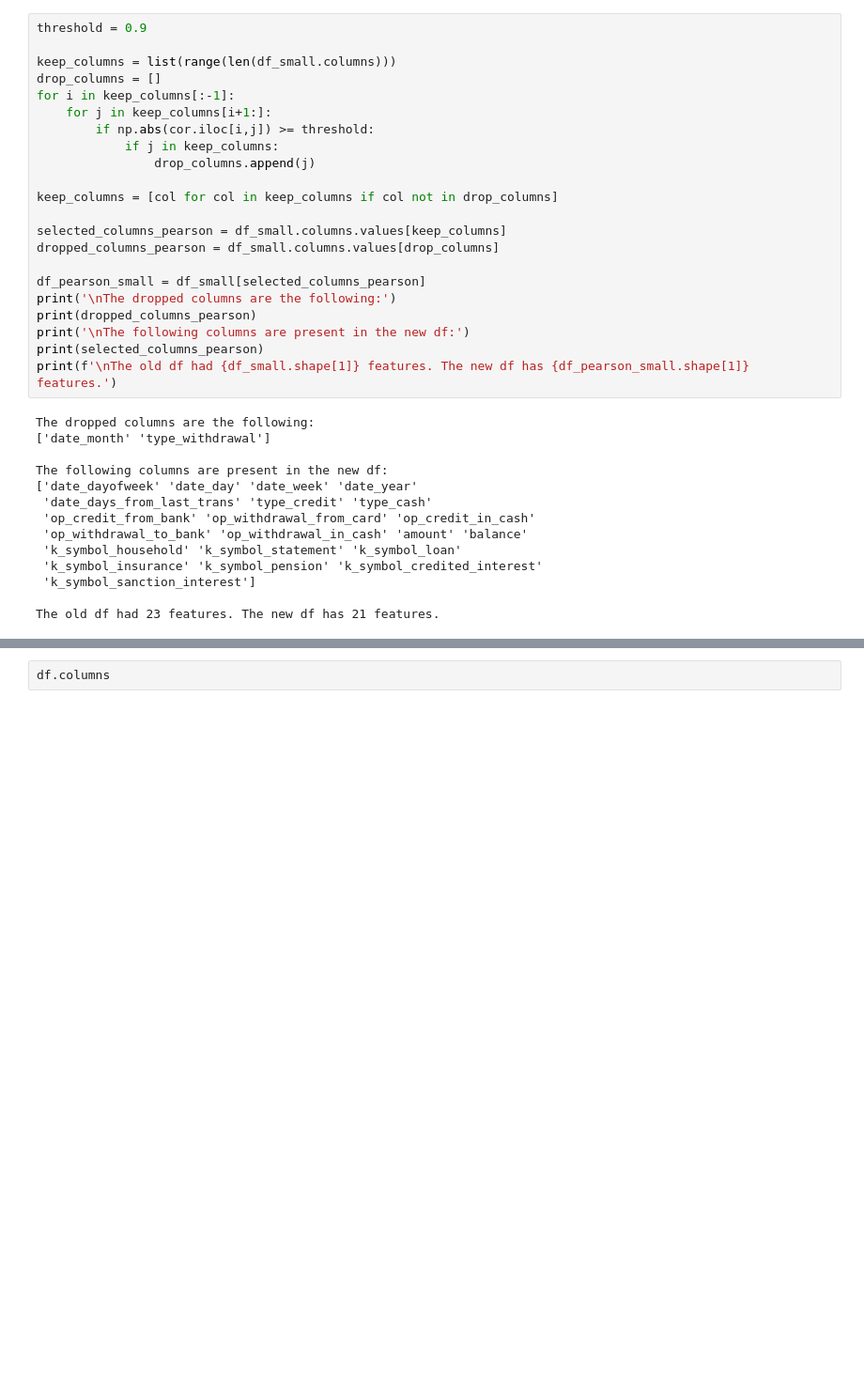
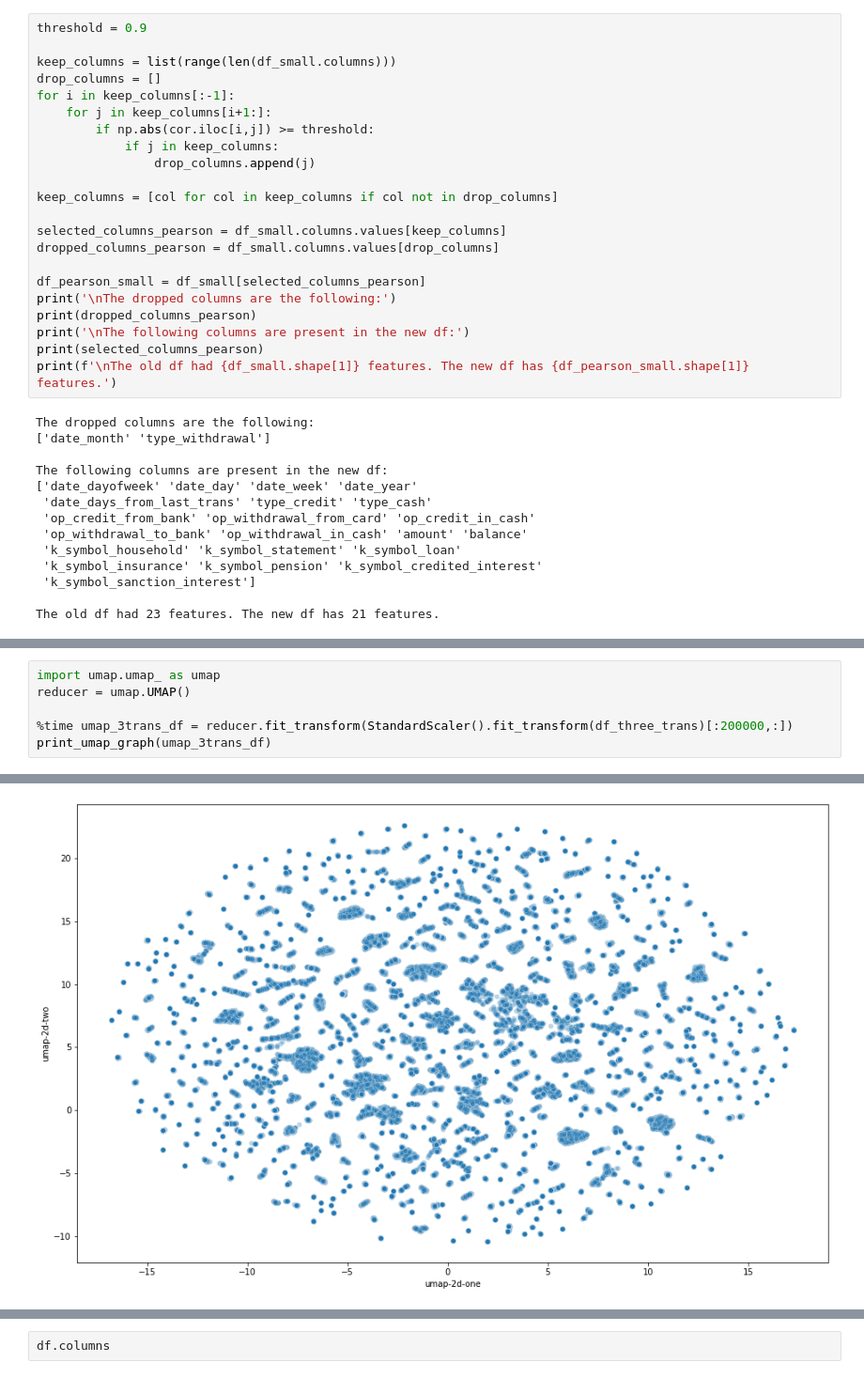
Before and after one commit to tfranza/ibotta_fraud, a Jupyter notebook: data/data_analysis/data_analysis_transactions.ipynb, the cells around one changed output, grey strips where cells are left out. Shown at 94% size. Cells and saved outputs as stored; diff of their text form; blank space fills up the shorter version.

```diff
--- a/data/data_analysis/data_analysis_transactions.ipynb
+++ b/data/data_analysis/data_analysis_transactions.ipynb
@@ -602,0 +799,7 @@ reducer = umap.UMAP()
+# %%
+import umap.umap_ as umap
+reducer = umap.UMAP()
+
+%time umap_3trans_df = reducer.fit_transform(StandardScaler().fit_transform(df_three_trans)[:200000,:])
+print_umap_graph(umap_3trans_df)
+# %% [output]
@@ -602,0 +808 @@ reducer = umap.UMAP()
+[figure, added]
```
Also changed, not shown: parts of 26 cells of this notebook, 3 other files.
